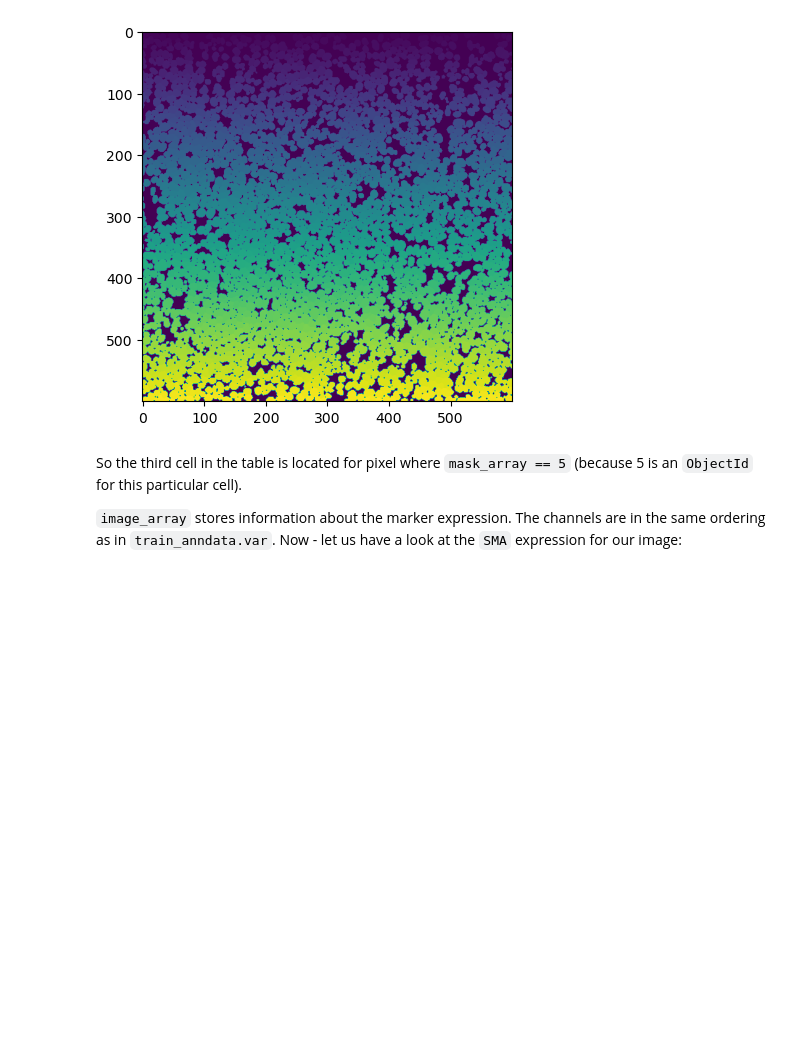
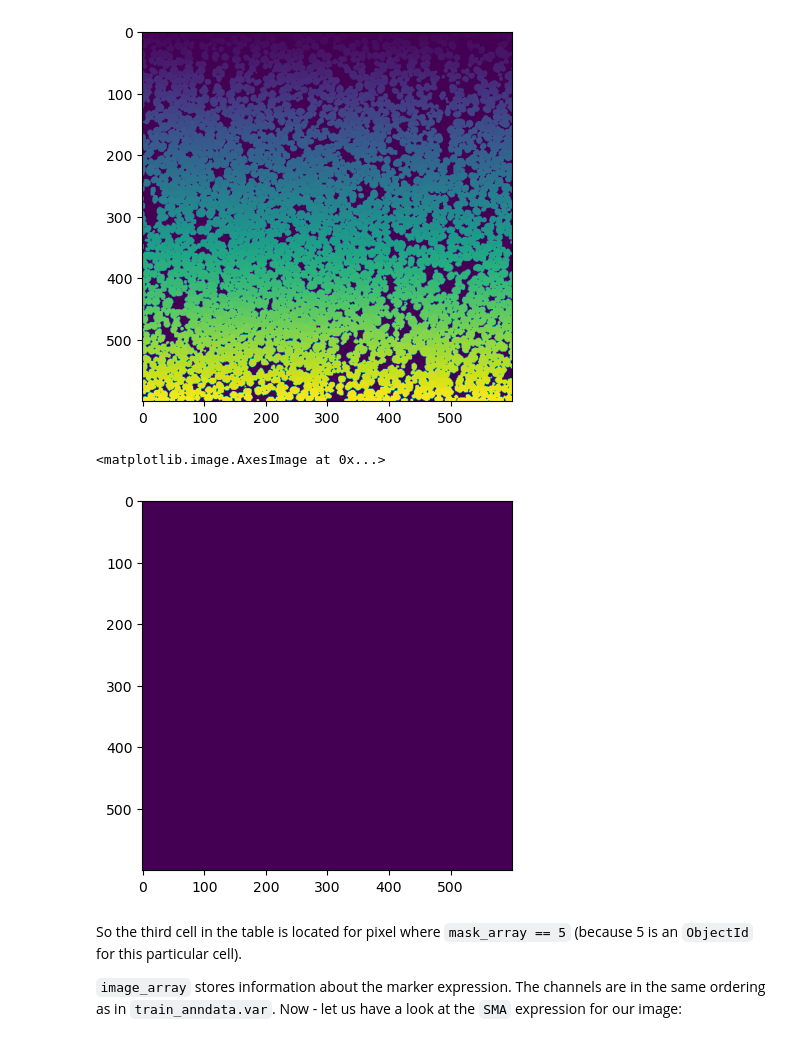
Before and after one commit to wtrawinska/Deep_learning_project, a Jupyter notebook: DL4DS_Team_Project_Baselines.ipynb, the cells around one changed output. Drawn from its saved outputs; the diff is of its cells as text; code cells hidden in the pictures; blank space fills up the shorter version.

```diff
--- a/DL4DS_Team_Project_Baselines.ipynb
+++ b/DL4DS_Team_Project_Baselines.ipynb
@@ -236,6 +239,11 @@ plt.imshow(mask_array)
 # %% [output]
 <matplotlib.image.AxesImage at 0x...>
 [figure]
+# %%
+plt.imshow(mask_array==5)
+# %% [output]
+<matplotlib.image.AxesImage at 0x...>
+[figure, added]
 # %% [markdown]
 So the third cell in the table is located for pixel where `mask_array == 5` (because 5 is an `ObjectId` for this particular cell).
 
```
Also changed, not shown: parts of 7 cells of this notebook.
